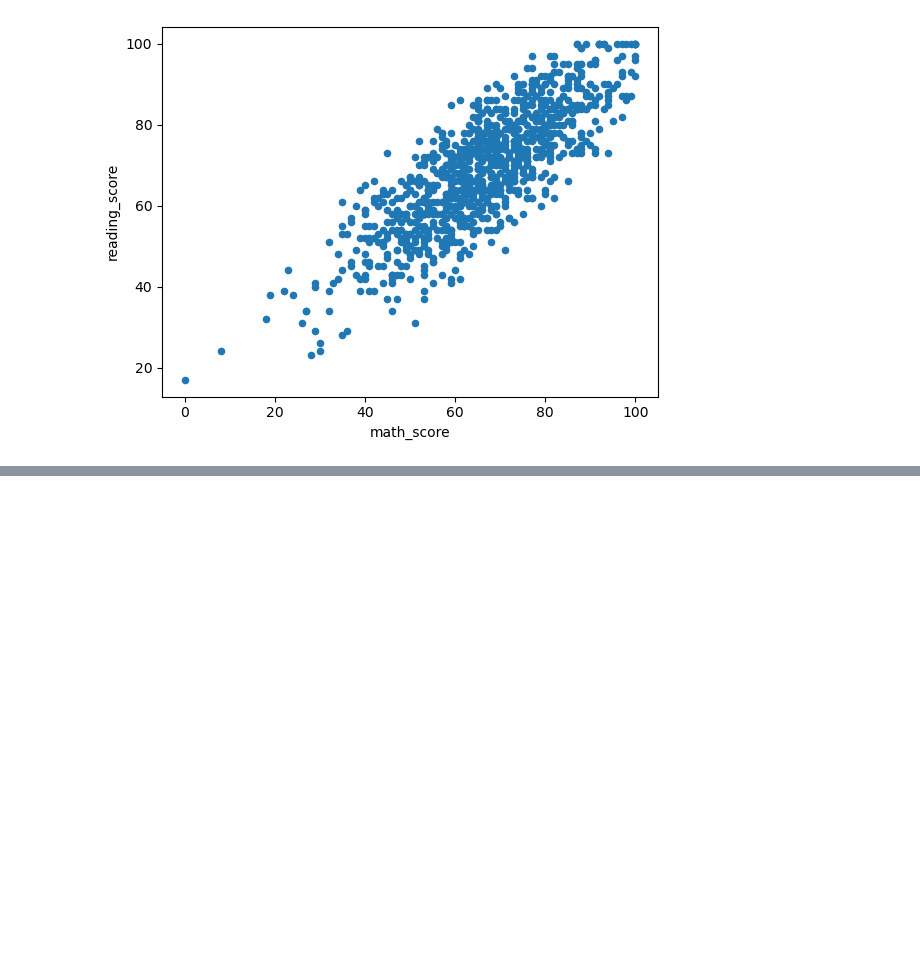
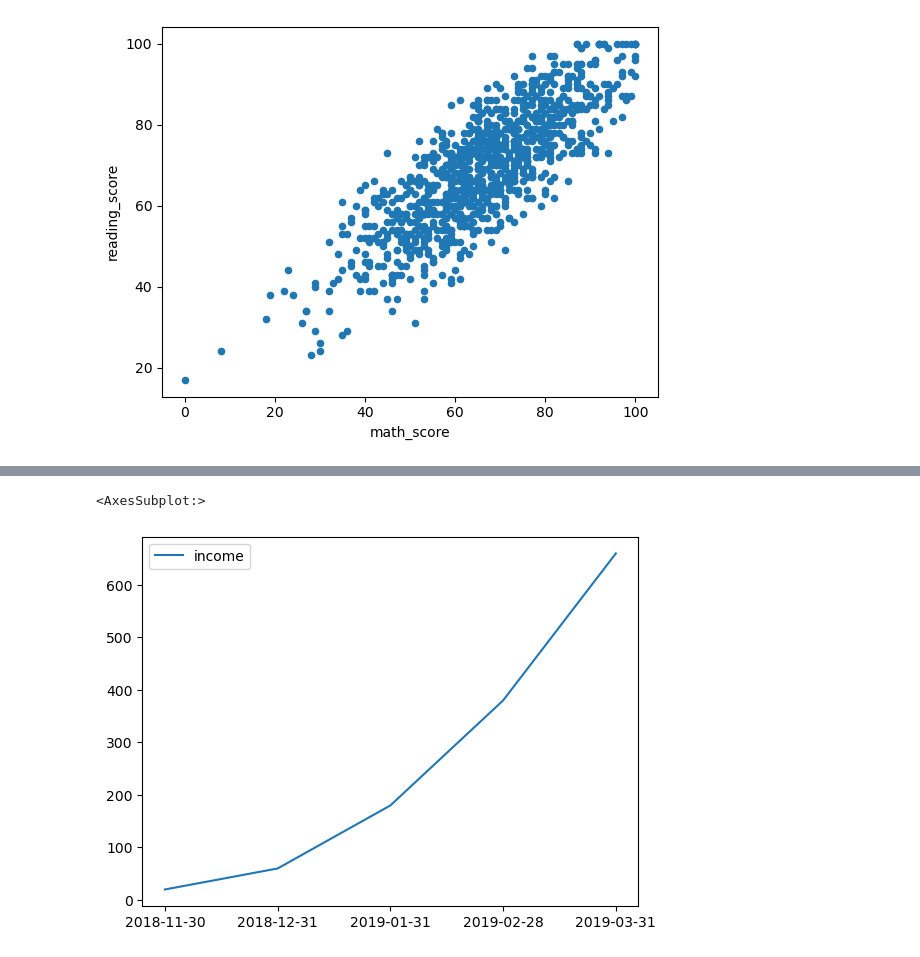
Before and after one commit to MakVit1988/Data_Science_and_ML_, a Jupyter notebook: 1_Introduction.ipynb, the cells around one changed output, grey strips where cells are left out. Saved outputs shown, nothing was run; the diff lists cells and outputs as text; code cells hidden in the pictures; blank space fills up the shorter version.

```diff
--- a/1_Introduction.ipynb
+++ b/1_Introduction.ipynb
@@ -404,4 +418,7 @@ df5
 # %%
-sns.lineplot(data=df)
+sns.lineplot(data=df5)
+# %% [output]
+<AxesSubplot:>
+[figure, added]
 # %%
 df5.income.plot()
```
Also changed, not shown: parts of 63 cells of this notebook.
